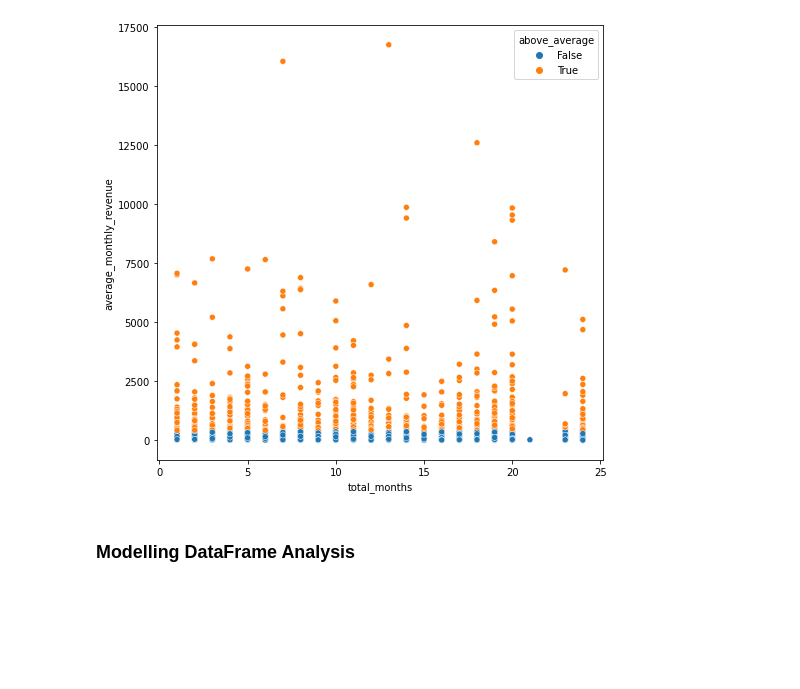
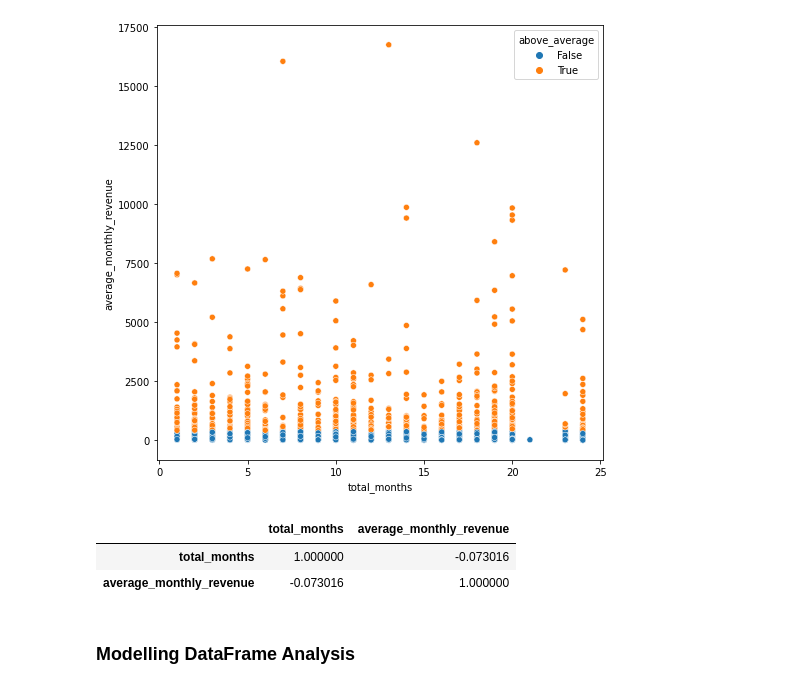
Before and after one commit to leonardoyamaguishi/data-science-project-1, a Jupyter notebook: notebooks/EDA.ipynb, the cells around one changed output. Cells and saved outputs as stored; diff of their text form; code cells hidden in the pictures; blank space fills up the shorter version.

```diff
--- a/notebooks/EDA.ipynb
+++ b/notebooks/EDA.ipynb
@@ -120,6 +126,12 @@ sns.scatterplot(x = 'total_months', y = 'average_monthly_revenue', data = revenu
 # %% [output]
 <AxesSubplot:xlabel='total_months', ylabel='average_monthly_revenue'>
 [figure]
+# %%
+revenue_data[['total_months', 'average_monthly_revenue']].corr(method = 'spearman')
+# %% [output]
+|  | total_months | average_monthly_revenue |
+| total_months | 1.000000 | -0.073016 |
+| average_monthly_revenue | -0.073016 | 1.000000 |
 # %% [markdown]
 ### Modelling DataFrame Analysis
 # %%
```
Also changed, not shown: parts of 8 cells of this notebook.
